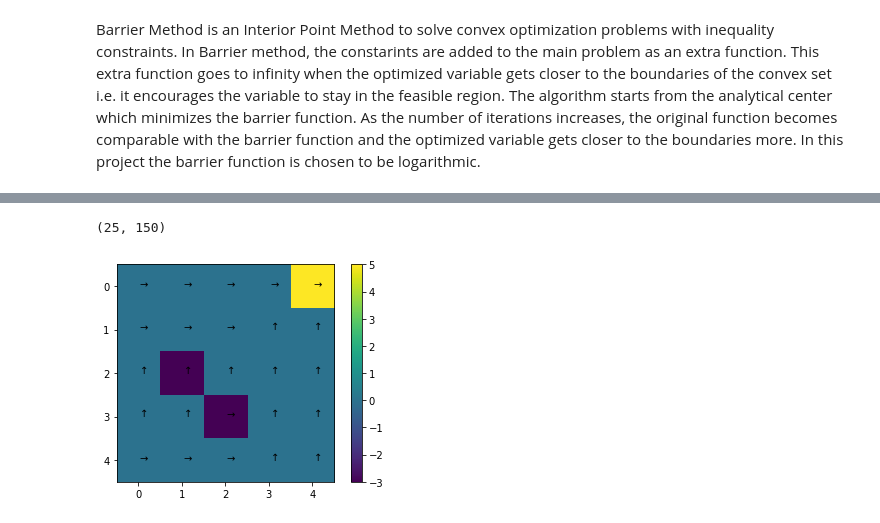
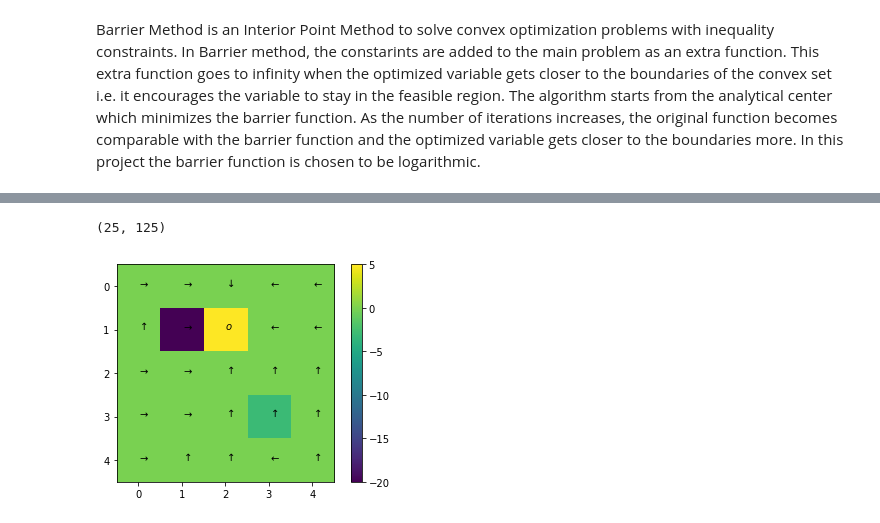
Before and after one commit to akhshah/cvxproj, a Jupyter notebook: GridWorld.ipynb, the cells around one changed output, grey strips where cells are left out. Saved outputs shown, nothing was run; the diff lists cells and outputs as text; code cells hidden in the pictures.

Commit message:
examples

```diff
--- a/GridWorld.ipynb
+++ b/GridWorld.ipynb
@@ -880,0 +904,7 @@ In the first example we use a 5 by 5 grid world example to compare the required
+# %%
+rows,columns,prob,discount,tol=4,4,0.8,0.9,1e-7 # Parameters for the example
+reward=np.zeros((rows*columns,1))
+reward[5],reward[10],reward[15]=-3,-3,5
+A,b,c,P_0=Primal_parameters_1(rows,columns,prob,reward,discount,tol) # Compute constraints
+A_c,b_c,c_c,P_0_c=Analytic_center_bounds(rows,columns,prob,reward,discount,tol) # Compute constraints
+Grid_Map(b[0:P_0.shape[1]], rows, columns)
@@ -880,0 +949,23 @@ In the first example we use a 5 by 5 grid world example to compare the required
+# %%
+A_p,b_p,c_p=Dual_parameters_1(A,b,c)
+obj_ecos_d, ecos_val_d, time_ecos_d=ECOS_Dual(A_p,b_p,c_p,tol) # ECOS Dual
+obj_scs_d, scs_val_d, time_scs_d=SCS_Dual(A_p,b_p,c_p,tol) # SCS Dual
+obj_cvx_d, cvx_val_d, time_cvx_d=CVXOPT_Dual(A_p,b_p,c_p,tol) # CVXOPT Dual
+policy = np.zeros((A_p.shape[0],5))
+for a in range(5):
+    for i in range(A_p.shape[0]):
+         policy[i,a]=cvx_val_d[a*P_0.shape[1]+i]
+denum=np.sum(policy, axis=1)
+for i in range(A_p.shape[0]):
+    for j in range(5):
+        policy[i,j]=policy[i,j]/denum[i]
+policy=np.argmax(policy,axis=1)
+plotGridWorld(b[0:P_0.shape[1]], policy, rows, columns)
+b_pp=np.reshape(b_p,(b_p.shape[0],))
+c_pp=np.reshape(c_p,(c_p.shape[0],1))
+eye=np.eye(A_p.shape[1])
+zeros=np.zeros((A_p.shape[1],1))
+start_time = time.time()
+res = linprog(-b_pp, -eye, zeros, A_eq=A_p, b_eq=c_pp, bounds=None, method='simplex',\
+              callback=None, options={'disp': False, 'bland': False, 'tol': tol, 'maxiter': 1000}) # Simplex
+elapsed_time_simplex = time.time() - start_time
@@ -881,5 +990,8 @@ In the first example we use a 5 by 5 grid world example to compare the required
 # %%
 rows,columns,prob,discount,tol=5,5,0.8,0.9,1e-7 # Parameters for the example
-A,b,c,P_0=Primal_parameters_1(rows,columns,prob,discount,tol) # Compute constraints
+reward=np.zeros((rows*columns,1))
+reward[8],reward[16],reward[17]=-3,-20,5
+A,b,c,P_0=Primal_parameters_1(rows,columns,prob,reward,discount,tol) # Compute constraints
+A_c,b_c,c_c,P_0_c=Analytic_center_bounds(rows,columns,prob,reward,discount,tol) # Compute constraints
 Grid_Map(b[0:P_0.shape[1]], rows, columns)
 # %% [output]
@@ -916,24 +1035,26 @@ interior_val, interior_error=interiorPoint(A, b, discount, tol, 0.5, valit_val)
 # %%
 A_p,b_p,c_p=Dual_parameters_1(A,b,c)
 obj_ecos_d, ecos_val_d, time_ecos_d=ECOS_Dual(A_p,b_p,c_p,tol) # ECOS Dual
 obj_scs_d, scs_val_d, time_scs_d=SCS_Dual(A_p,b_p,c_p,tol) # SCS Dual
 obj_cvx_d, cvx_val_d, time_cvx_d=CVXOPT_Dual(A_p,b_p,c_p,tol) # CVXOPT Dual
 policy = np.zeros((A_p.shape[0],5))
 for a in range(5):
     for i in range(A_p.shape[0]):
          policy[i,a]=cvx_val_d[a*P_0.shape[1]+i]
 denum=np.sum(policy, axis=1)
 for i in range(A_p.shape[0]):
     for j in range(5):
         policy[i,j]=policy[i,j]/denum[i]
 policy=np.argmax(policy,axis=1)
 plotGridWorld(b[0:P_0.shape[1]], policy, rows, columns)
 b_pp=np.reshape(b_p,(b_p.shape[0],))
 c_pp=np.reshape(c_p,(c_p.shape[0],1))
 eye=np.eye(A_p.shape[1])
 zeros=np.zeros((A_p.shape[1],1))
+start_time = time.time()
 res = linprog(-b_pp, -eye, zeros, A_eq=A_p, b_eq=c_pp, bounds=None, method='simplex',\
               callback=None, options={'disp': False, 'bland': False, 'tol': tol, 'maxiter': 1000}) # Simplex
+elapsed_time_simplex = time.time() - start_time
 # %% [output]
-(25, 150)
+(25, 125)
-[figure, old version]
+[figure, new version]
```
Also changed, not shown: parts of 20 cells of this notebook.
